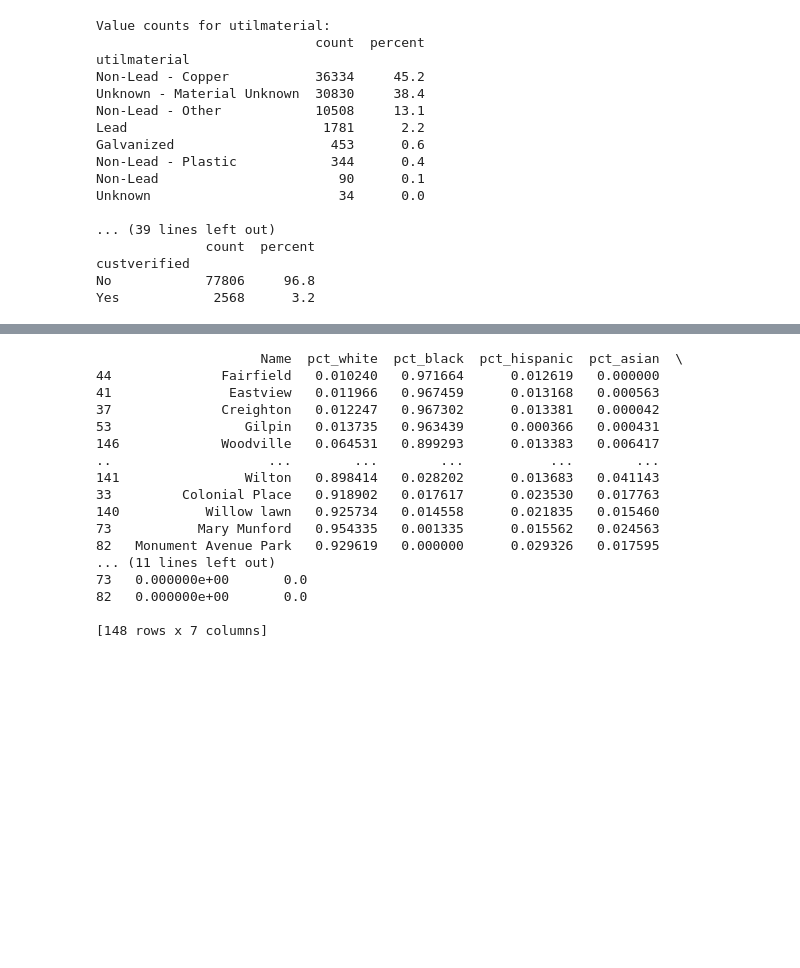
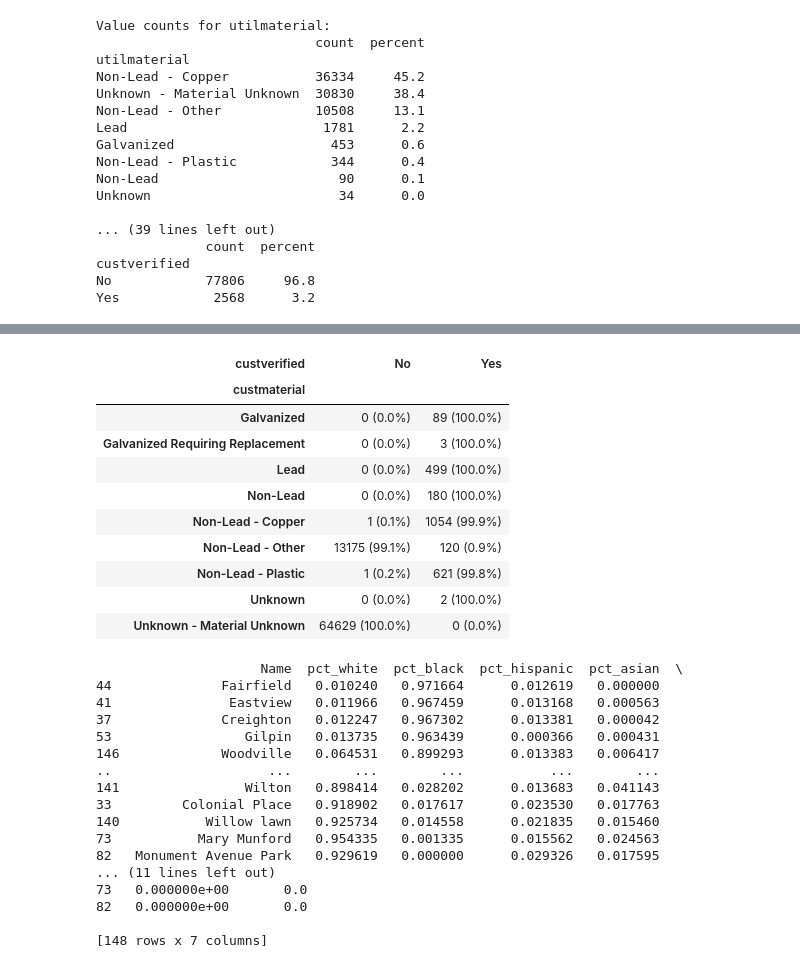
Before and after one commit to bradkellseconomics/RVA-GIS-Work, a Jupyter notebook: lead_ead.ipynb, the cells around one changed output, grey strips where cells are left out. Cells and saved outputs as stored; diff of their text form; code cells hidden in the pictures; blank space fills up the shorter version.

```diff
--- a/lead_ead.ipynb
+++ b/lead_ead.ipynb
@@ -62,3 +115,22 @@ Yes            2568      3.2
+# %%
+#What types of sources tend to what kinds of customer materials?
+ct = pd.crosstab(df["custmaterial"], df["custverified"])
+ct_percent = pd.crosstab(df["custmaterial"], df["custverified"], normalize="index") * 100
+
+combined = ct.astype(int).astype(str) + " (" + ct_percent.round(1).astype(str) + "%)"
+combined
+# %% [output]
+| custverified | No | Yes |
+| custmaterial |  |  |
+| Galvanized | 0 (0.0%) | 89 (100.0%) |
+| Galvanized Requiring Replacement | 0 (0.0%) | 3 (100.0%) |
+| Lead | 0 (0.0%) | 499 (100.0%) |
+| Non-Lead | 0 (0.0%) | 180 (100.0%) |
+| Non-Lead - Copper | 1 (0.1%) | 1054 (99.9%) |
+| Non-Lead - Other | 13175 (99.1%) | 120 (0.9%) |
+| Non-Lead - Plastic | 1 (0.2%) | 621 (99.8%) |
+| Unknown | 0 (0.0%) | 2 (100.0%) |
+| Unknown - Material Unknown | 64629 (100.0%) | 0 (0.0%) |
 # %%
 # Racial breakdown of neighborhoods
 
```
Also changed, not shown: parts of 3 cells of this notebook.
